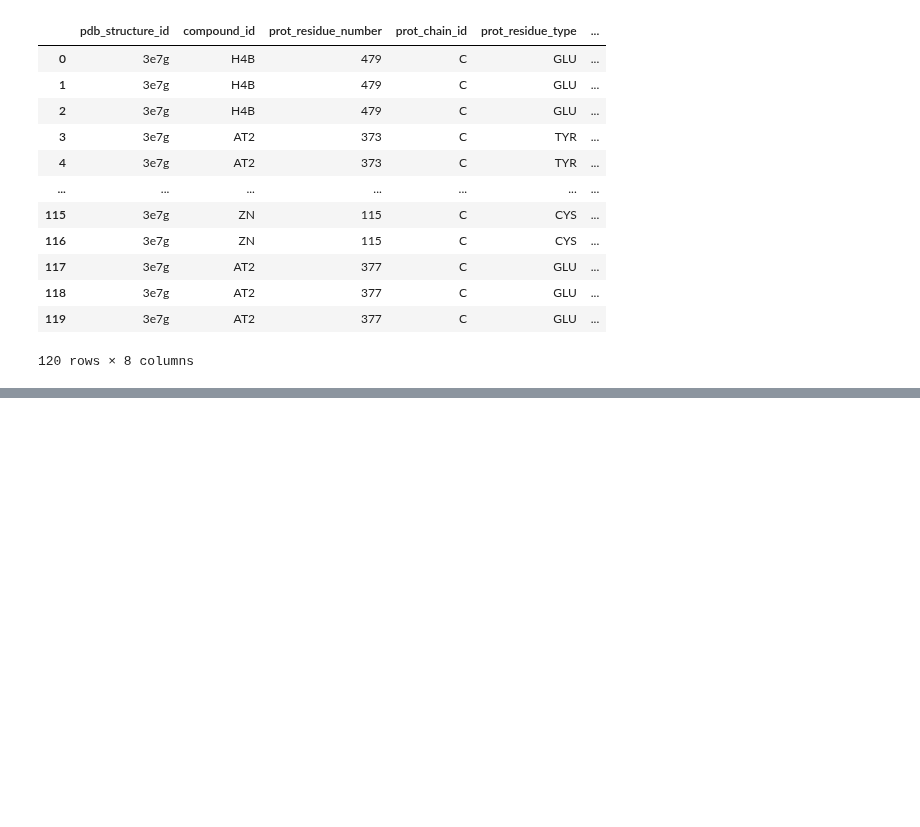
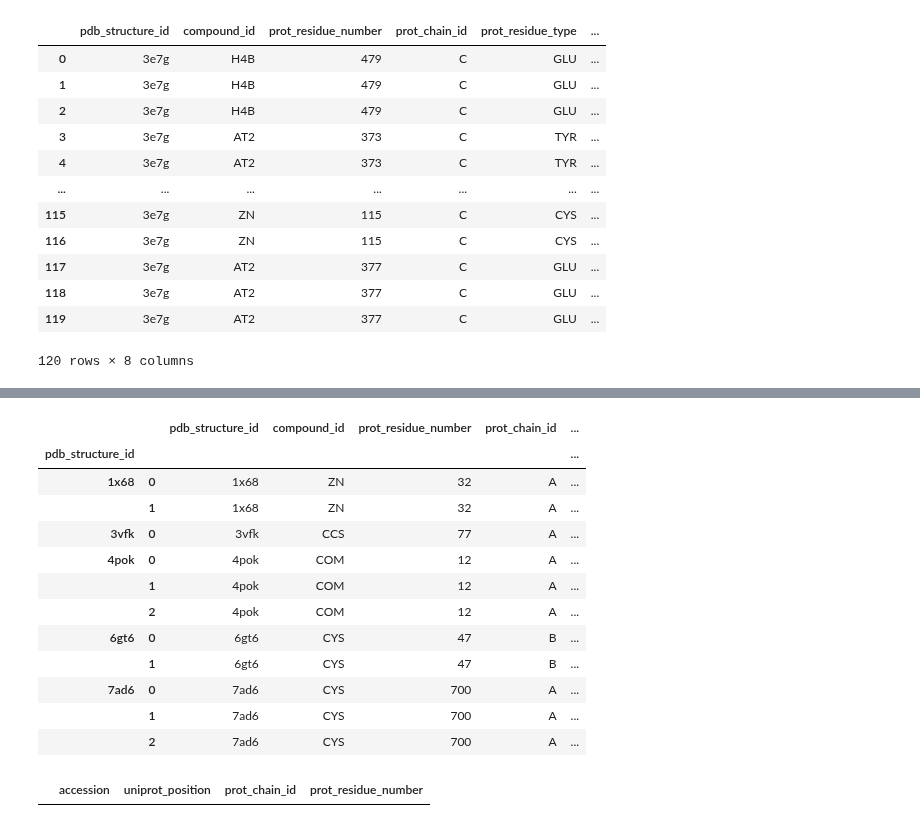
Before and after one commit to DSuveges/random_notebooks, a Jupyter notebook: issue-1973-explore_plip/process plip output.ipynb, the cells around one changed output, grey strips where cells are left out. Saved outputs shown, nothing was run; the diff lists cells and outputs as text; code cells hidden in the pictures; blank space fills up the shorter version.

```diff
--- a/issue-1973-explore_plip/process plip output.ipynb
+++ b/issue-1973-explore_plip/process plip output.ipynb
@@ -40,7 +44,7 @@ from functools import reduce
 
 # 319408 -> unique 265603
 df = (
-    pd.read_json('/Users/dsuveges/project_data/marine/plip_output_aggregated.json.gz', orient='records', lines=True)
+    pd.read_json('/home/dsuveges/marine/plip_output_aggregated.json.gz', orient='records', lines=True)
 )
 
 df.head()
@@ -122,0 +394,33 @@ sifts_df.head()
+# %%
+single_interaction_structures = (
+    df.pdb_structure_id
+    .value_counts()
+    .loc[lambda s: s==1]
+    .index.to_list()
+)
+
+subset = (
+    df
+    .loc[df.pdb_structure_id.isin(single_interaction_structures)]
+    .reset_index(drop=True)
+)
+# %%
+subset.head().groupby('pdb_structure_id').apply(map2uniprot)
+# %% [output]
+|  |  | pdb_structure_id | compound_id | prot_residue_number | prot_chain_id | ... |
+| pdb_structure_id |  |  |  |  |  | ... |
+| 1x68 | 0 | 1x68 | ZN | 32 | A | ... |
+|  | 1 | 1x68 | ZN | 32 | A | ... |
+| 3vfk | 0 | 3vfk | CCS | 77 | A | ... |
+| 4pok | 0 | 4pok | COM | 12 | A | ... |
+|  | 1 | 4pok | COM | 12 | A | ... |
+|  | 2 | 4pok | COM | 12 | A | ... |
+| 6gt6 | 0 | 6gt6 | CYS | 47 | B | ... |
+|  | 1 | 6gt6 | CYS | 47 | B | ... |
+| 7ad6 | 0 | 7ad6 | CYS | 700 | A | ... |
+|  | 1 | 7ad6 | CYS | 700 | A | ... |
+|  | 2 | 7ad6 | CYS | 700 | A | ... |
+# %%
+pd.DataFrame(columns=['accession', 'uniprot_position', 'prot_chain_id', 'prot_residue_number'])
+# %% [output]
+|  | accession | uniprot_position | prot_chain_id | prot_residue_number |
```
Also changed, not shown: parts of 30 cells of this notebook, 6 other files.
